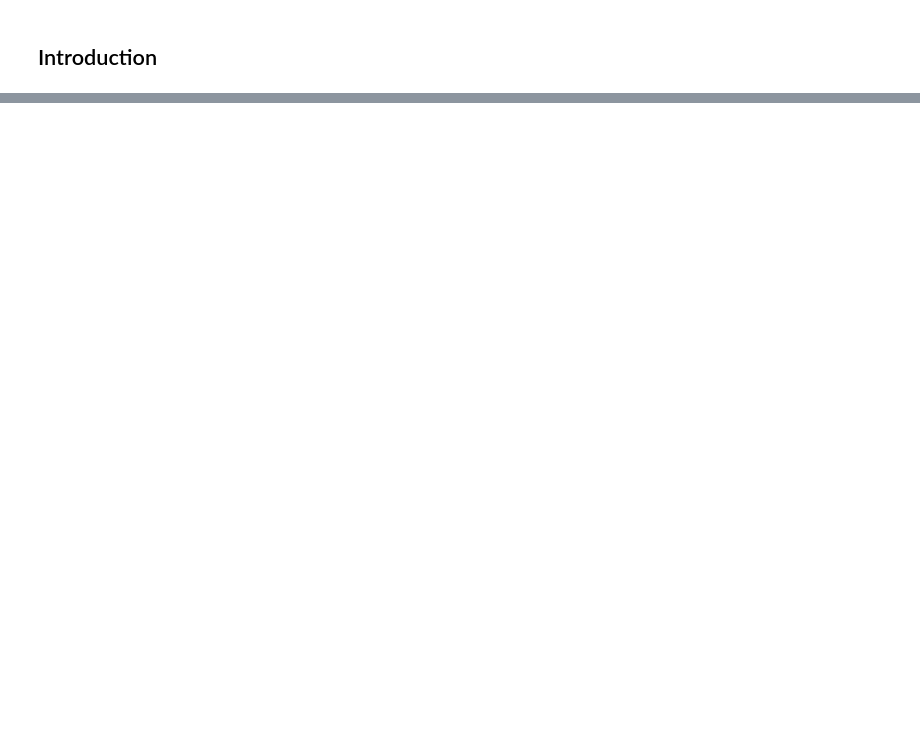
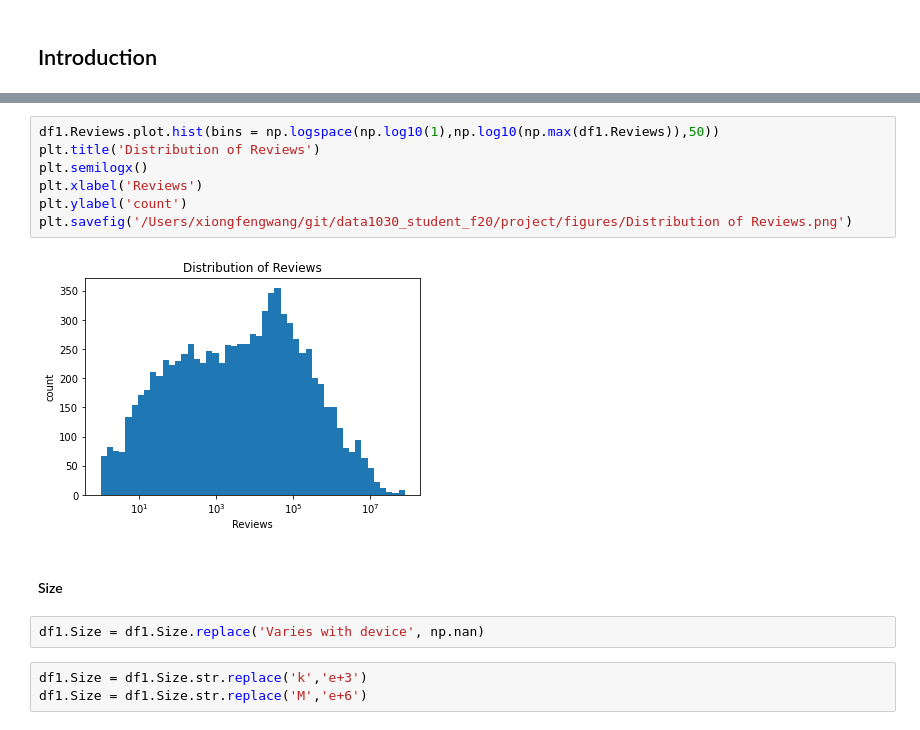
Before and after one commit to XiongfengWang/1030project, a Jupyter notebook: src/project.ipynb, the cells around one changed output, grey strips where cells are left out. Saved outputs shown, nothing was run; the diff lists cells and outputs as text; blank space fills up the shorter version.

```diff
--- a/src/project.ipynb
+++ b/src/project.ipynb
@@ -118,0 +211,16 @@ This is an interesting task because it allows us to predict the rating of an App
+# %%
+df1.Reviews.plot.hist(bins = np.logspace(np.log10(1),np.log10(np.max(df1.Reviews)),50))
+plt.title('Distribution of Reviews')
+plt.semilogx()
+plt.xlabel('Reviews')
+plt.ylabel('count')
+plt.savefig('/Users/xiongfengwang/git/data1030_student_f20/project/figures/Distribution of Reviews.png')
+# %% [output]
+[figure, added]
+# %% [markdown]
+#### Size
+# %%
+df1.Size = df1.Size.replace('Varies with device', np.nan)
+# %%
+df1.Size = df1.Size.str.replace('k','e+3')
+df1.Size = df1.Size.str.replace('M','e+6')
```
Also changed, not shown: parts of 72 cells of this notebook, 18 other files.
